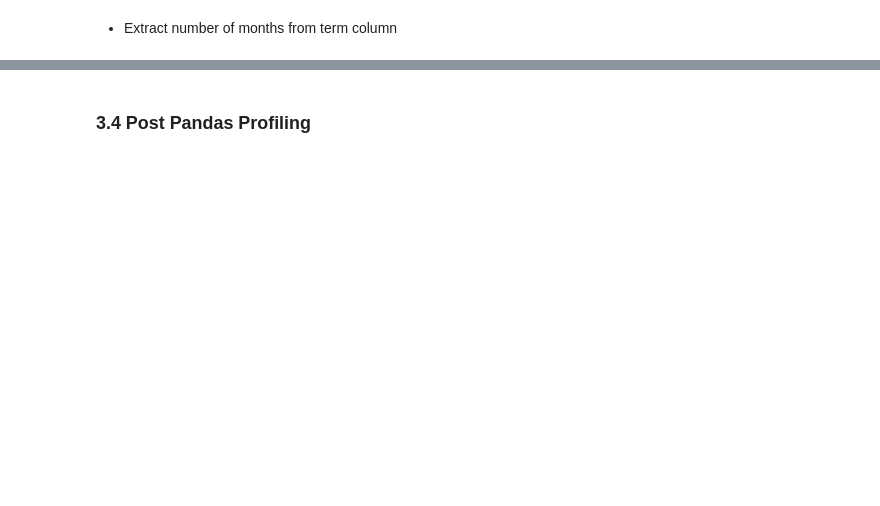
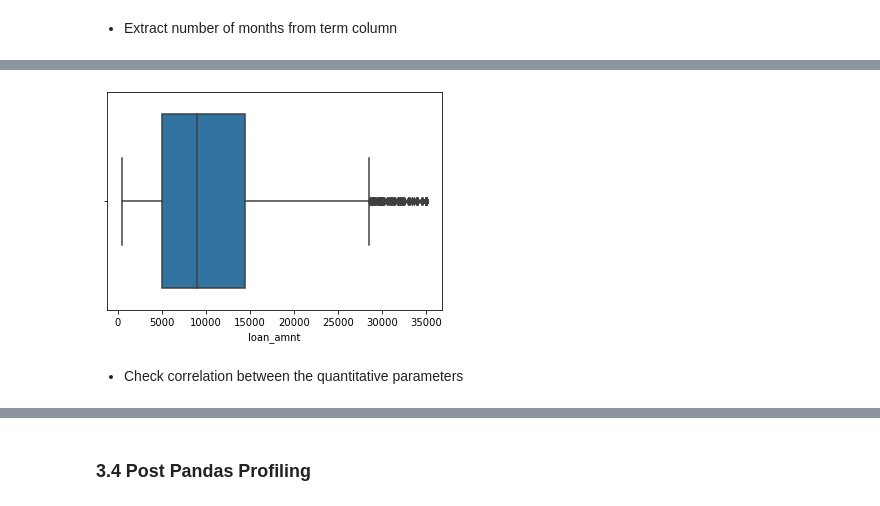
Before and after one commit to nazneenansari/LendingClubCaseStudy, a Jupyter notebook: Nazneen_Ansari.ipynb, the cells around one changed output, grey strips where cells are left out. Drawn from its saved outputs; the diff is of its cells as text; code cells hidden in the pictures; blank space fills up the shorter version.

```diff
--- a/Nazneen_Ansari.ipynb
+++ b/Nazneen_Ansari.ipynb
@@ -131,2 +313,9 @@ loan_data.shape
+# %%
+sns.boxplot(loan_data['loan_amnt'])
+plt.show()
+# %% [output]
+[figure, added]
+# %% [markdown]
+- Check correlation between the quantitative parameters
 # %%
 loan_data.corr()
```
Also changed, not shown: parts of 156 cells of this notebook.
